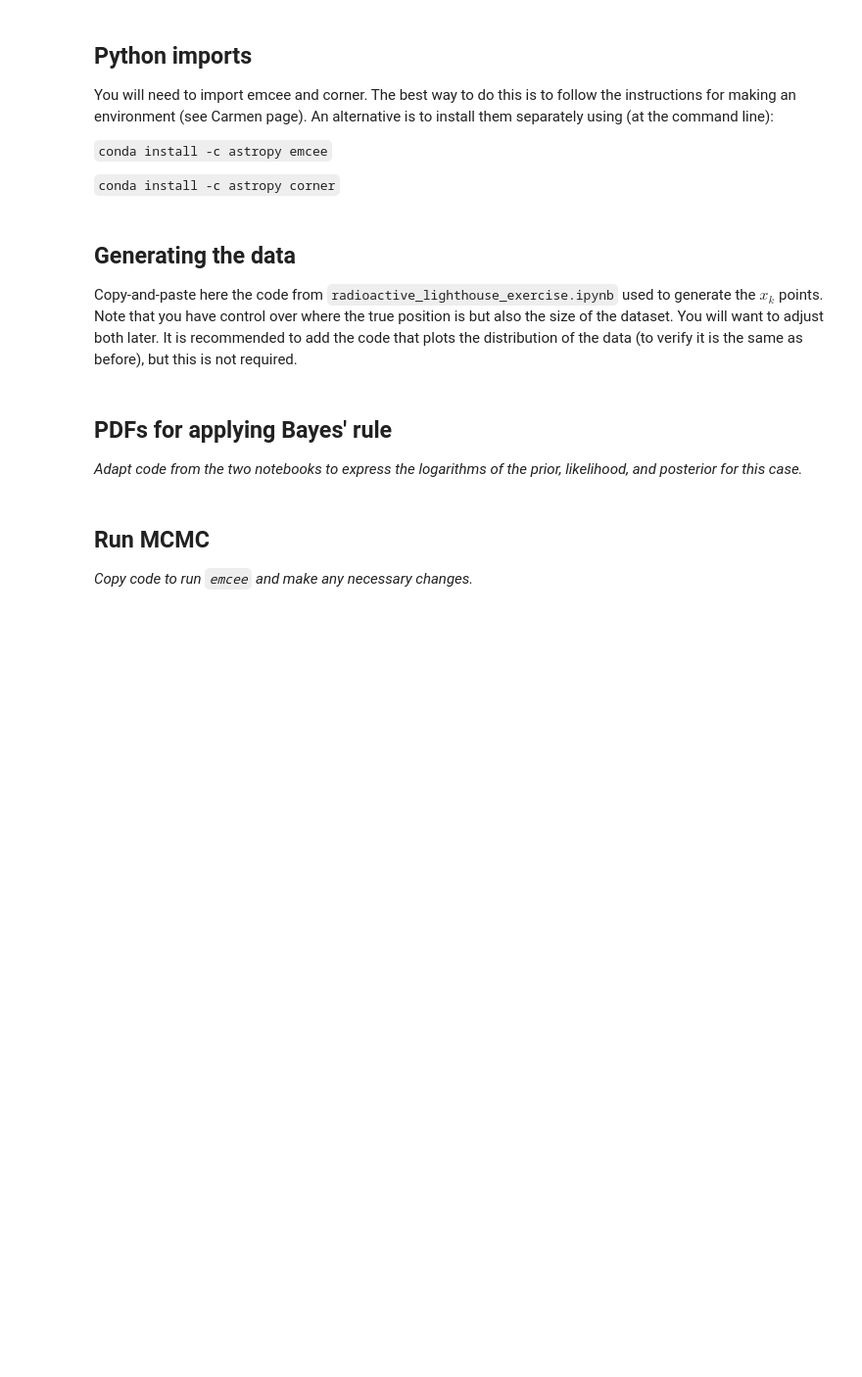
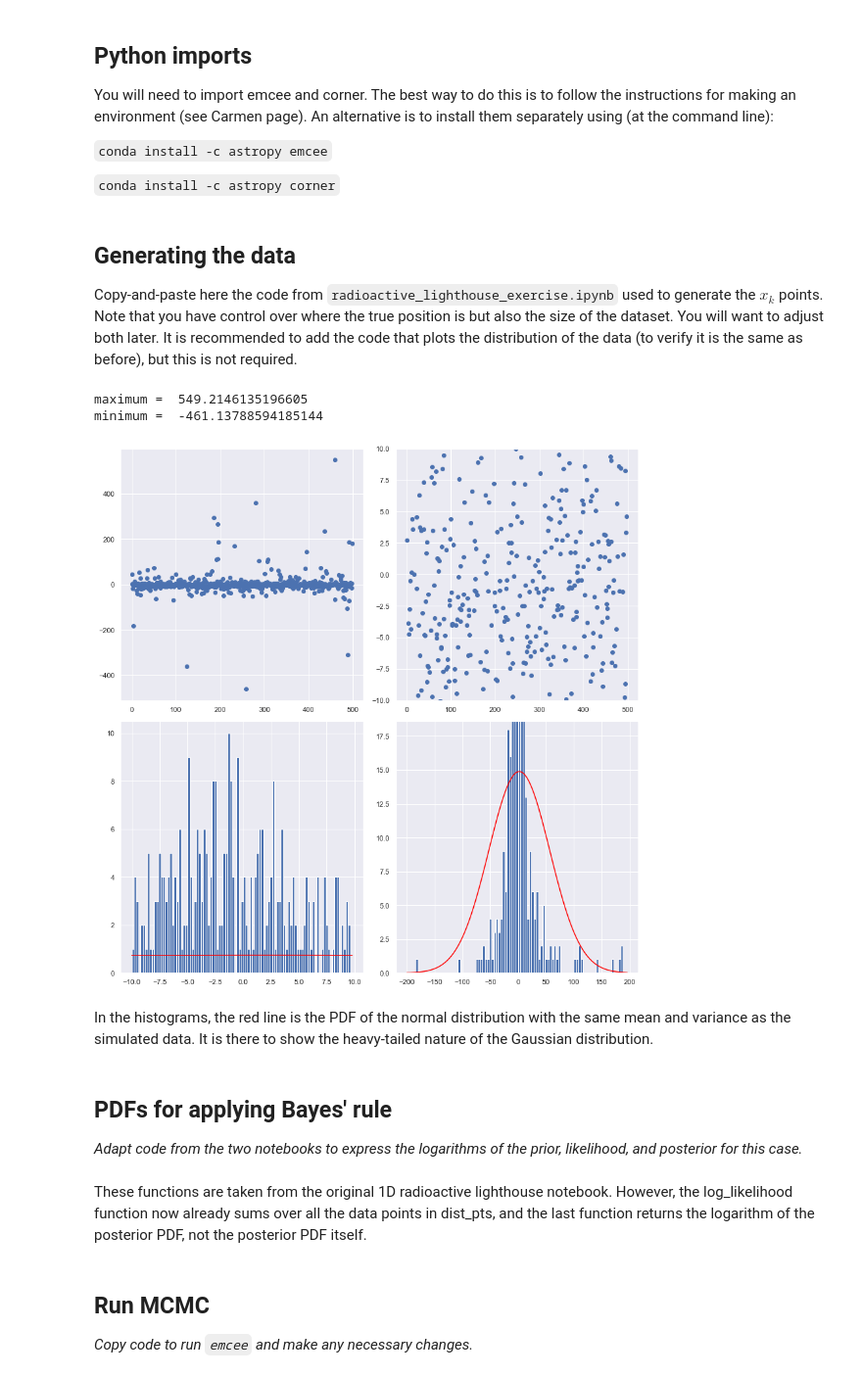
Before and after one commit to JoshTawabutr/Physics-8820, a Jupyter notebook: LectureNotes/notebooks/assignments/Assignment_extending_radioactive_lighthouse.ipynb, the cells around one changed output. Shown at 98% size. Saved outputs shown, nothing was run; the diff lists cells and outputs as text; code cells hidden in the pictures; blank space fills up the shorter version.

```diff
--- a/LectureNotes/notebooks/assignments/Assignment_extending_radioactive_lighthouse.ipynb
+++ b/LectureNotes/notebooks/assignments/Assignment_extending_radioactive_lighthouse.ipynb
@@ -52,3 +61,68 @@ Copy-and-paste here the code from `radioactive_lighthouse_exercise.ipynb` used t
+# %%
+# Add code here to generate the dataset.  Start with 500 points.
+# True location of the radioactive source
+x0_true = -2.
+y0_true = 7.
+
+# Original x0_true and y0_true
+# x0_true = 1.
+# y0_true = 1.
+
+# Generate num_pts random numbers distributed according to dist and plot
+num_pts = 500
+x_pts = np.arange(num_pts)
+
+# Distribution knowing where the source is: scipy.stats.cauchy(loc, scale)
+dist = cauchy(x0_true, y0_true)
+dist_pts = dist.rvs(num_pts)
+
+# Compute the mean and the variance of the sample.
+mean = np.mean(dist_pts)
+var = np.var(dist_pts)
+
+# Make some plots!
+fig = plt.figure(figsize=(12,12))
+
+# First plot all the points, letting it autoscale the counts
+ax_1 = fig.add_subplot(2,2,1)
+ax_1.scatter(x_pts, dist_pts)
+
+# Repeat but zoom in to near the origin
+ax_2 = fig.add_subplot(2,2,2)
+ax_2.scatter(x_pts, dist_pts)
+ax_2.set_ylim(-10.,10.)
+
+# Make a zoomed-in histogram
+ax_3 = fig.add_subplot(2,2,3)
+out = ax_3.hist(dist_pts, bins=np.arange(-10., 10., 0.2))
+
+# Add the Gaussian PDF with the same mean and variance to the histogram.
+# Note that we normalize the PDF to make the comparison convenient.
+from scipy.stats import norm
+ax_3.plot(np.arange(-10., 10., 0.2), 0.2*512*norm.pdf(np.arange(-10., 10., 0.2), mean,np.sqrt(var)), color='red')
+
+# Finally make a zoomed-out histogram
+ax_4 = fig.add_subplot(2,2,4)
+out = ax_4.hist(dist_pts, bins=np.arange(-200., 200., 4))
+
+# Add the Gaussian PDF with the same mean and variance to the histogram.
+# Note that we normalize the PDF to make the comparison convenient.
+xlist = np.arange(-200., 200., 4)
+ylist = 512*4*norm.pdf(np.arange(-200., 200., 4),mean,np.sqrt(var))
+ax_4.plot(xlist, ylist, color='red')
+ax_4.set_ylim(0,np.max(ylist)*1.25)
+
+# Print out the numerical limits (max and min)
+print('maximum = ', np.amax(dist_pts))
+print('minimum = ', np.amin(dist_pts))
+
+fig.tight_layout()
+# %% [output]
+maximum =  549.2146135196605
+minimum =  -461.13788594185144
+[figure, added]
+# %% [markdown]
+In the histograms, the red line is the PDF of the normal distribution with the same mean and variance as the simulated data. It is there to show the heavy-tailed nature of the Gaussian distribution.
 # %% [markdown]
 ## PDFs for applying Bayes' rule
 
@@ -58,3 +163,5 @@ Copy-and-paste here the code from `radioactive_lighthouse_exercise.ipynb` used t
+# %% [markdown]
+These functions are taken from the original 1D radioactive lighthouse notebook. However, the log_likelihood function now already sums over all the data points in dist_pts, and the last function returns the logarithm of the posterior PDF, not the posterior PDF itself.
 # %% [markdown]
 ## Run MCMC
 
```
Also changed, not shown: parts of 18 cells of this notebook.
